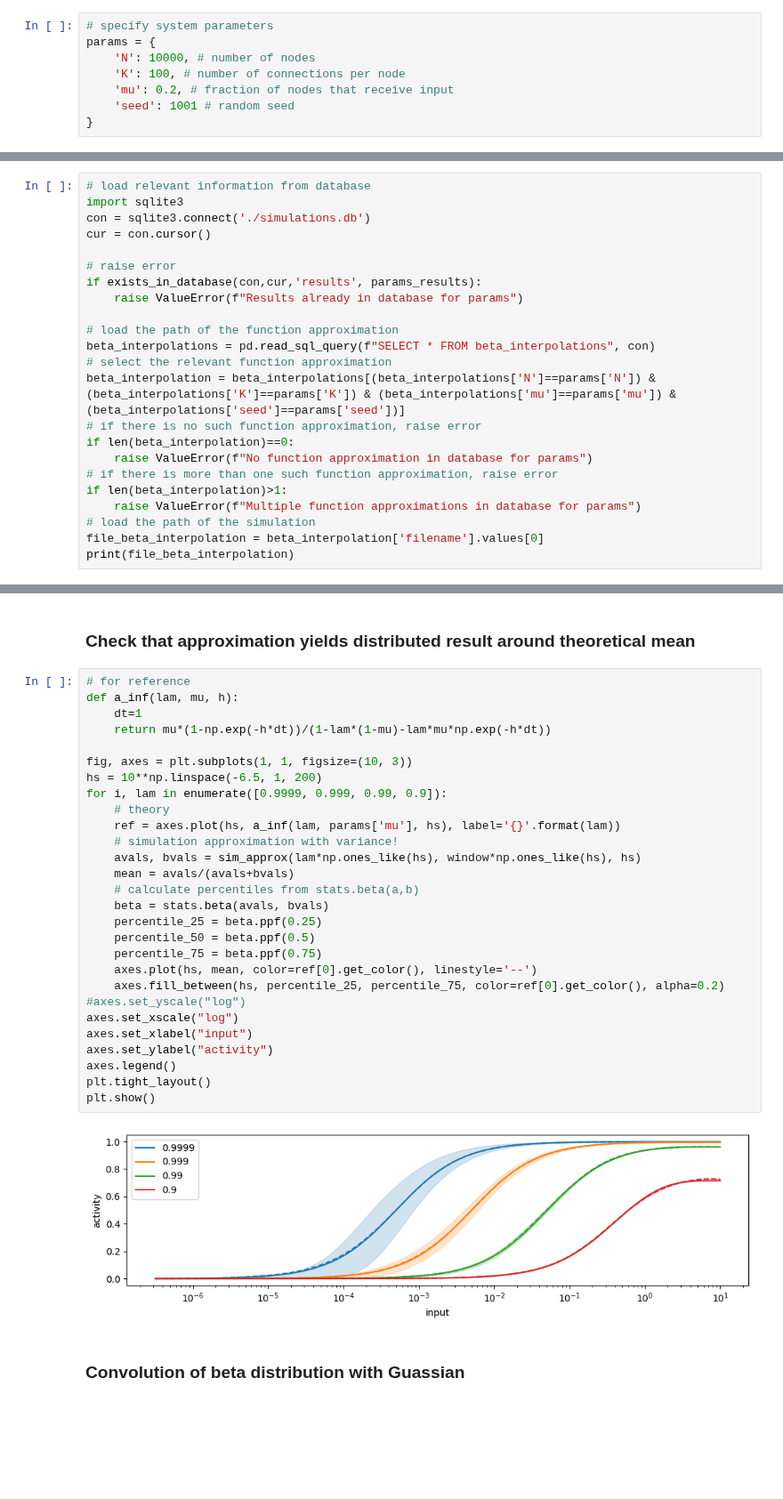
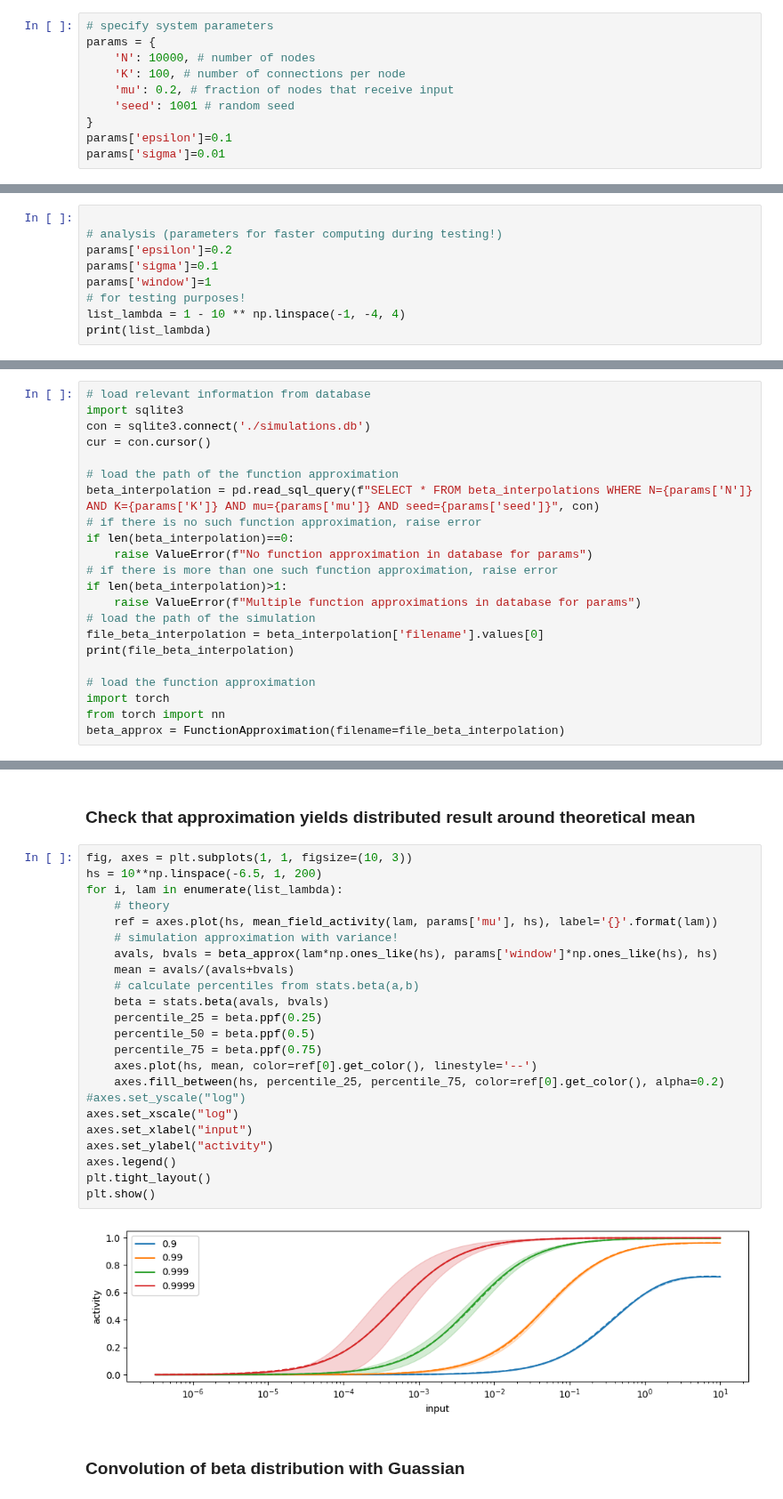
Before and after one commit to sahelazizpour/Finite-Observation-Dynamic-Range, a Jupyter notebook: 0_update/4-1_test_analysis_simulation.ipynb, the cells around one changed output, grey strips where cells are left out. Shown at 89% size. Drawn from its saved outputs; the diff is of its cells as text; blank space fills up the shorter version.

Commit message:
Ready to do analysis on cluster

```diff
--- a/0_update/4-1_test_analysis_simulation.ipynb
+++ b/0_update/4-1_test_analysis_simulation.ipynb
@@ -24,3 +24,5 @@ params = {
     'mu': 0.2, # fraction of nodes that receive input
     'seed': 1001 # random seed
 }
+params['epsilon']=0.1
+params['sigma']=0.01
@@ -44,0 +29,9 @@ params_results['window']=window
+# %%
+
+# analysis (parameters for faster computing during testing!)
+params['epsilon']=0.2
+params['sigma']=0.1
+params['window']=1
+# for testing purposes!
+list_lambda = 1 - 10 ** np.linspace(-1, -4, 4)
+print(list_lambda)
@@ -48,14 +54,8 @@ import sqlite3
 con = sqlite3.connect('./simulations.db')
 cur = con.cursor()
 
-# raise error
-if exists_in_database(con,cur,'results', params_results):
-    raise ValueError(f"Results already in database for params")
-
 # load the path of the function approximation
-beta_interpolations = pd.read_sql_query(f"SELECT * FROM beta_interpolations", con)
-# select the relevant function approximation
-beta_interpolation = beta_interpolations[(beta_interpolations['N']==params['N']) & (beta_interpolations['K']==params['K']) & (beta_interpolations['mu']==params['mu']) & (beta_interpolations['seed']==params['seed'])]
+beta_interpolation = pd.read_sql_query(f"SELECT * FROM beta_interpolations WHERE N={params['N']} AND K={params['K']} AND mu={params['mu']} AND seed={params['seed']}", con)
 # if there is no such function approximation, raise error
 if len(beta_interpolation)==0:
     raise ValueError(f"No function approximation in database for params")
@@ -65,4 +65,9 @@ if len(beta_interpolation)>1:
 # load the path of the simulation
 file_beta_interpolation = beta_interpolation['filename'].values[0]
 print(file_beta_interpolation)
+
+# load the function approximation
+import torch
+from torch import nn
+beta_approx = FunctionApproximation(filename=file_beta_interpolation)
 # %% [output]
@@ -77,35 +75,30 @@ sim_approx = FunctionApproximation(filename=file_beta_interpolation)
 # %% [markdown]
 ### Check that approximation yields distributed result around theoretical mean
 # %%
-# for reference
-def a_inf(lam, mu, h):
-    dt=1
-    return mu*(1-np.exp(-h*dt))/(1-lam*(1-mu)-lam*mu*np.exp(-h*dt))
-
 fig, axes = plt.subplots(1, 1, figsize=(10, 3))
 hs = 10**np.linspace(-6.5, 1, 200)
-for i, lam in enumerate([0.9999, 0.999, 0.99, 0.9]):
+for i, lam in enumerate(list_lambda):
     # theory
-    ref = axes.plot(hs, a_inf(lam, params['mu'], hs), label='{}'.format(lam))
+    ref = axes.plot(hs, mean_field_activity(lam, params['mu'], hs), label='{}'.format(lam))
     # simulation approximation with variance!
-    avals, bvals = sim_approx(lam*np.ones_like(hs), window*np.ones_like(hs), hs)
+    avals, bvals = beta_approx(lam*np.ones_like(hs), params['window']*np.ones_like(hs), hs)
     mean = avals/(avals+bvals)
     # calculate percentiles from stats.beta(a,b)
     beta = stats.beta(avals, bvals)
     percentile_25 = beta.ppf(0.25)
     percentile_50 = beta.ppf(0.5)
     percentile_75 = beta.ppf(0.75)
     axes.plot(hs, mean, color=ref[0].get_color(), linestyle='--')
     axes.fill_between(hs, percentile_25, percentile_75, color=ref[0].get_color(), alpha=0.2)
 #axes.set_yscale("log")
 axes.set_xscale("log")
 axes.set_xlabel("input")
 axes.set_ylabel("activity")
 axes.legend()
 plt.tight_layout()
 plt.show()
 # %% [output]
-[figure, old version]
+[figure, new version]
 # %% [markdown]
 ### Convolution of beta distribution with Guassian
 # %%
```
Also changed, not shown: parts of 19 cells of this notebook, 8 other files.
